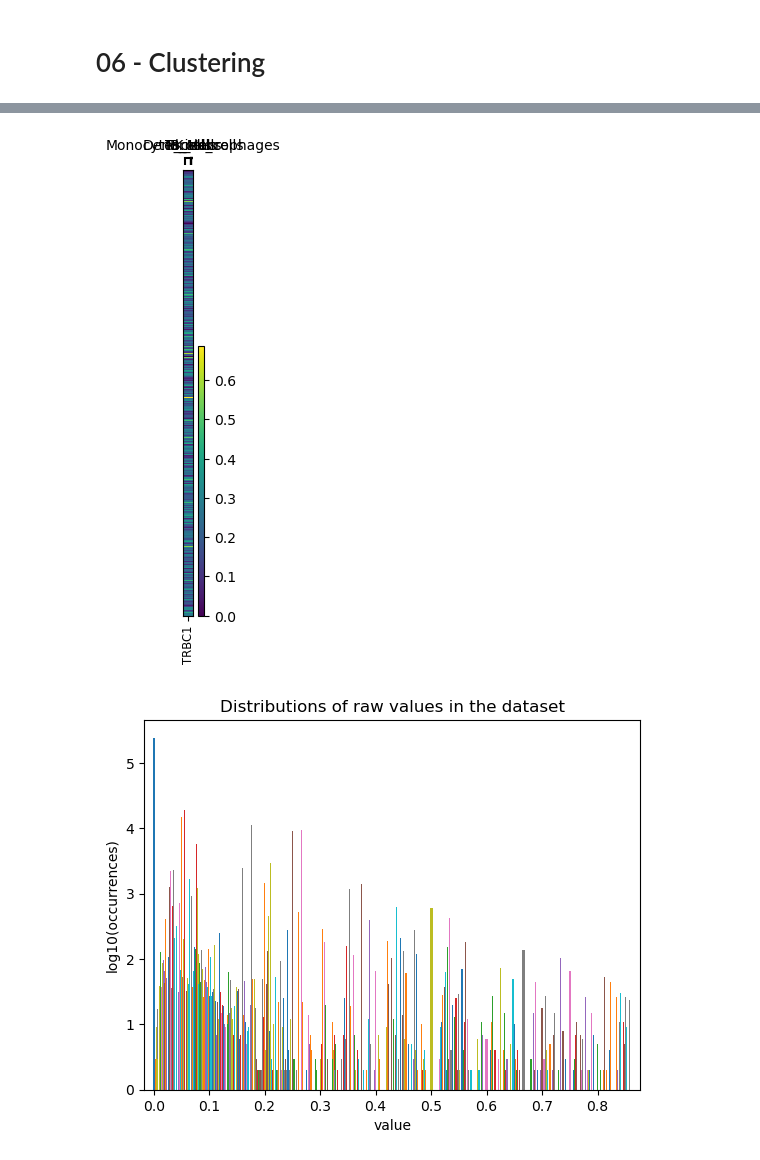
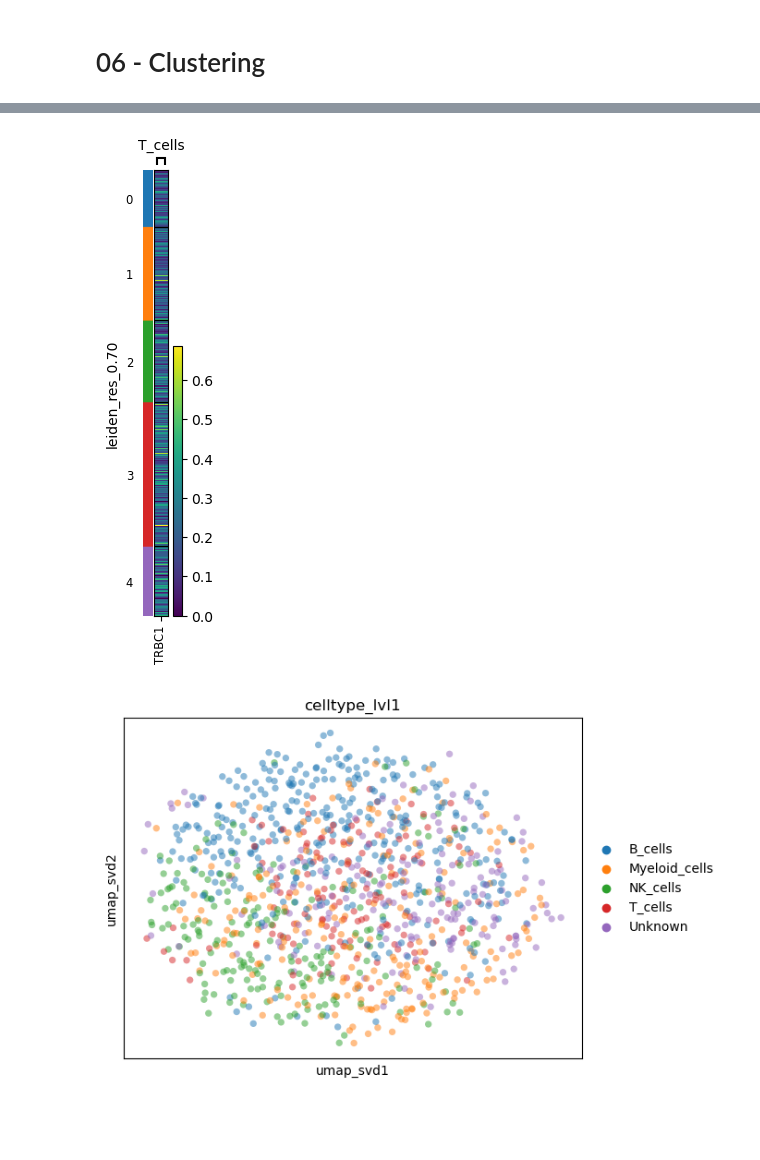
Before and after one commit to siebrenf/stampede, a Jupyter notebook: tutorial.ipynb, the cells around one changed output, grey strips where cells are left out. Cells and saved outputs as stored; diff of their text form; code cells hidden in the pictures; blank space fills up the shorter version.

```diff
--- a/tutorial.ipynb
+++ b/tutorial.ipynb
@@ -411,14 +414,29 @@ _ = plt.setp(ax.get_xticklabels(), ha="right", rotation_mode="anchor")
 sc.pl.heatmap(
     adata,
     markerdict,
-    groupby="leiden_res_0.60",
+    groupby=key,
     layer="KNN_binary_mean",
     var_group_rotation=0,
 )
 # %% [output]
-[figure, old version]
+[figure, new version]
-# %%
-fig, ax = st.pl.value_distribution(adata, layer = "KNN_binary_mean")
-plt.show()
-# %% [output]
-[figure, old version]
+# %%
+# TODO: redo
+ctype_key = "celltype_lvl1"
+cluster2ctype = {
+    "0":"T_cells",
+    "1":"Myeloid_cells",
+    "2":"NK_cells",
+    "3":"B_cells",
+    "4":"Unknown",
+}
+adata.obs[ctype_key] = adata.obs[key].astype(str).replace(cluster2ctype).astype("category")
+# %%
+sc.pl.embedding(
+    adata,
+    basis="umap_svd",
+    color=ctype_key,
+    alpha=0.5,
+)
+# %% [output]
+[figure, added]
```
Also changed, not shown: parts of 11 cells of this notebook, 5 other files.
